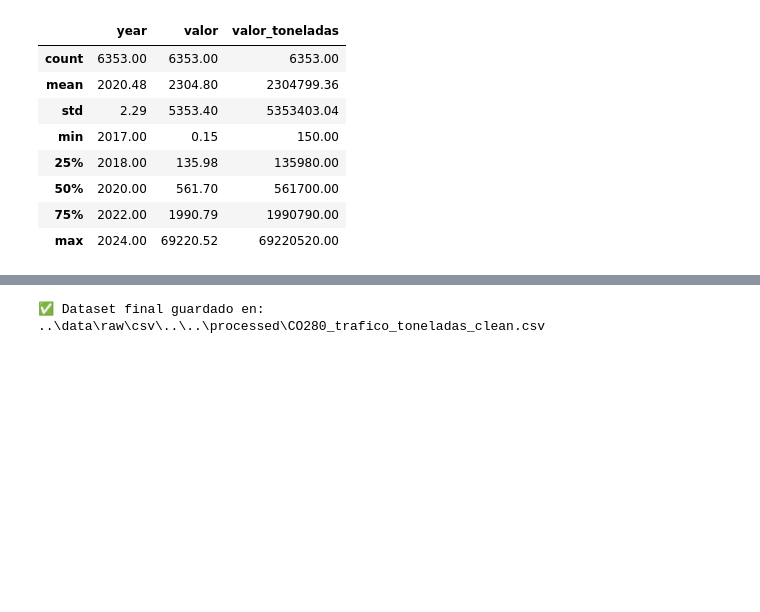
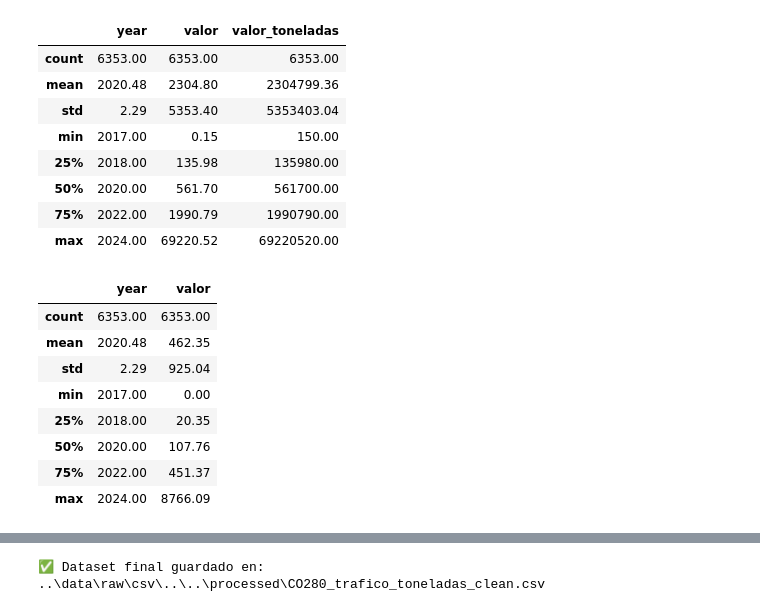
Before and after one commit to esanchezlaulhe1312/transporte_mercancias_carretera, a Jupyter notebook: notebooks/01_exploracion_CO280.ipynb, the cells around one changed output, grey strips where cells are left out. Saved outputs shown, nothing was run; the diff lists cells and outputs as text; code cells hidden in the pictures; blank space fills up the shorter version.

```diff
--- a/notebooks/01_exploracion_CO280.ipynb
+++ b/notebooks/01_exploracion_CO280.ipynb
@@ -345,6 +390,18 @@ df_ton.describe().round(2)
 | 50% | 2020.00 | 561.70 | 561700.00 |
 | 75% | 2022.00 | 1990.79 | 1990790.00 |
 | max | 2024.00 | 69220.52 | 69220520.00 |
+# %%
+df_ton_km.describe().round(2)
+# %% [output]
+|  | year | valor |
+| count | 6353.00 | 6353.00 |
+| mean | 2020.48 | 462.35 |
+| std | 2.29 | 925.04 |
+| min | 2017.00 | 0.00 |
+| 25% | 2018.00 | 20.35 |
+| 50% | 2020.00 | 107.76 |
+| 75% | 2022.00 | 451.37 |
+| max | 2024.00 | 8766.09 |
 # %%
 # Obtener estadísticas preliminares todas las columnas
 df_ton.describe(include='all').round(0)
```
Also changed, not shown: parts of 9 cells of this notebook, 14 other files.
